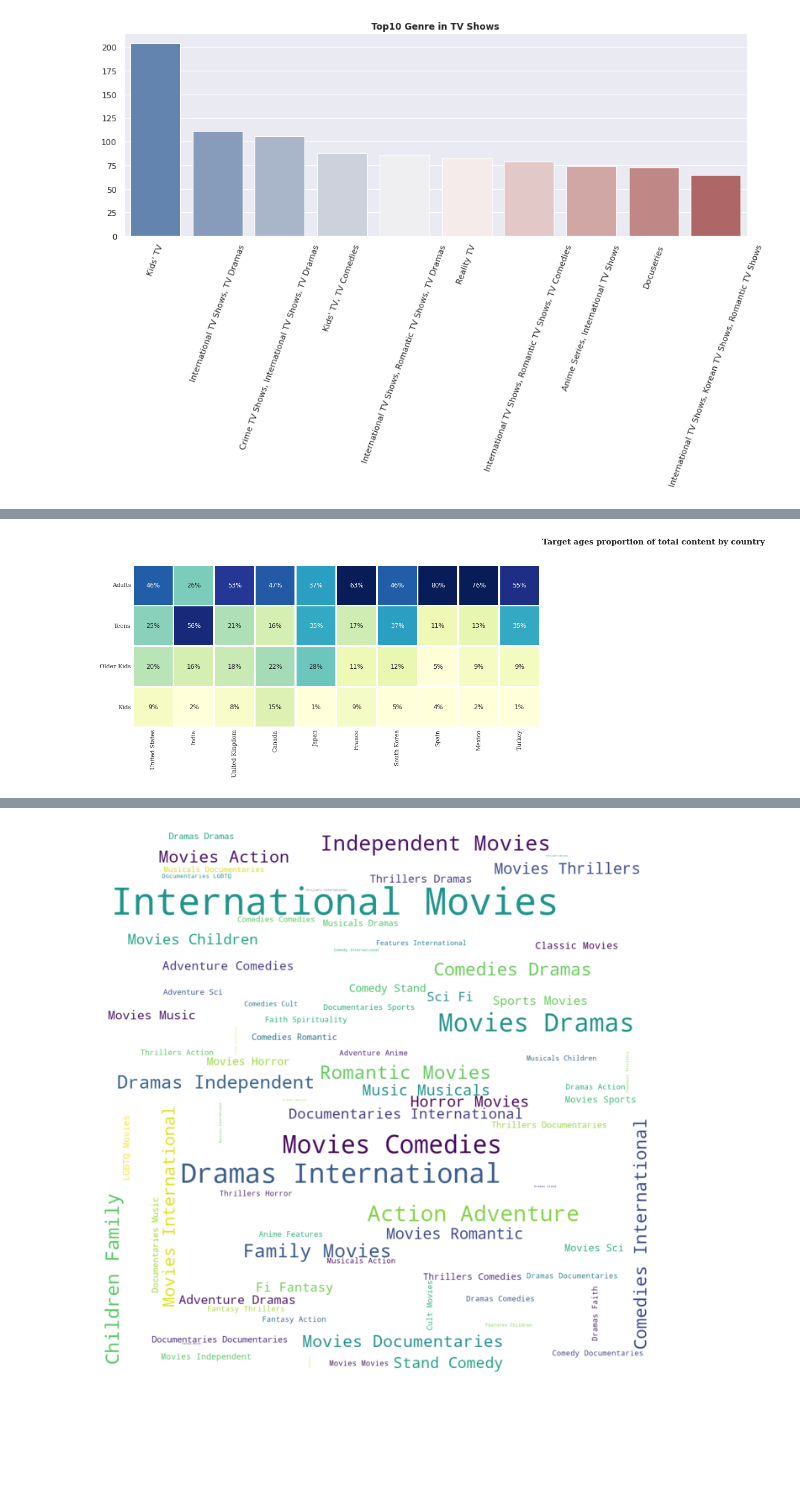
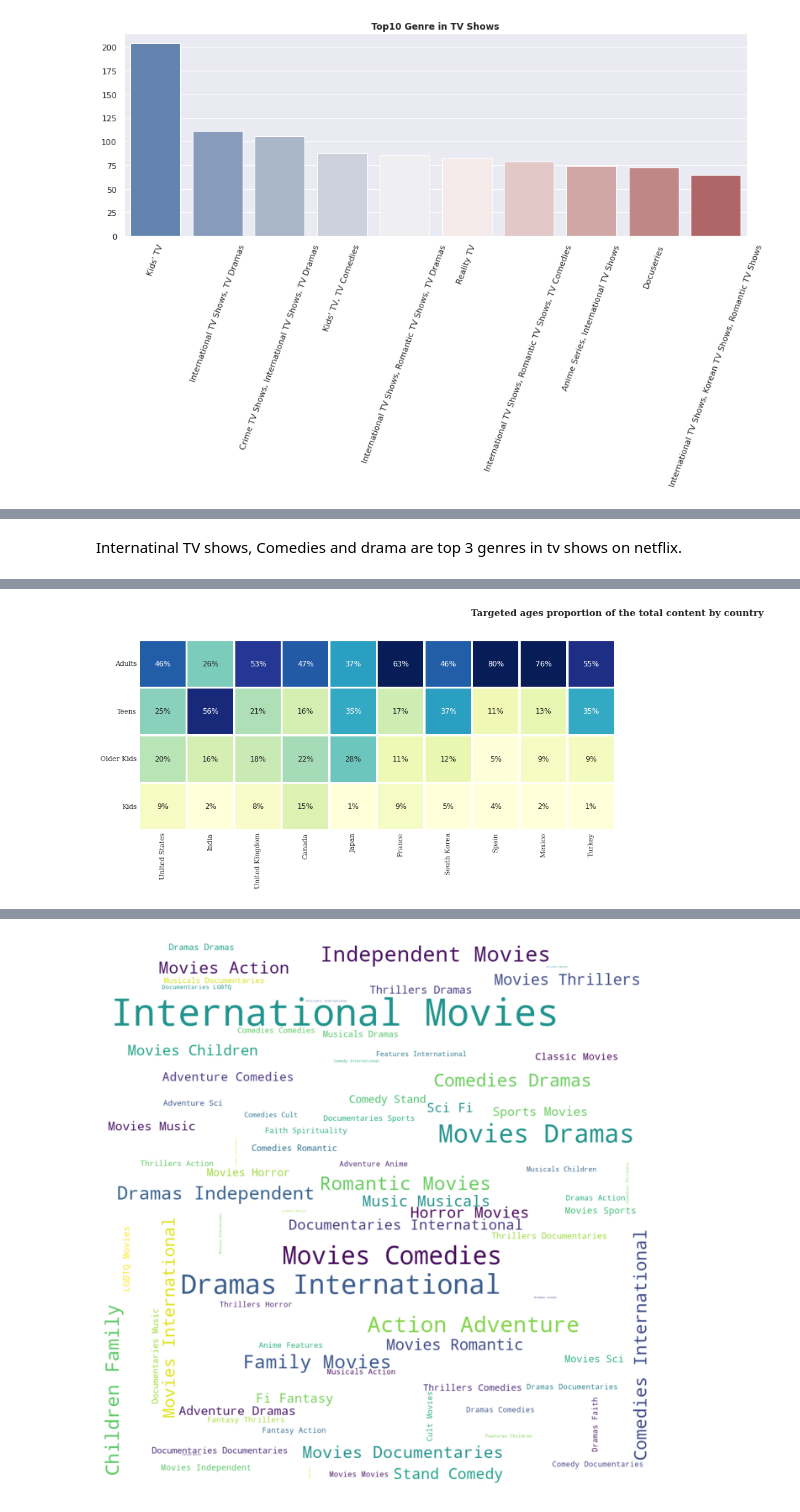
Before and after one commit to KirteshVerma/Netflix-movies-and-TV-shows, a Jupyter notebook: Netflix_movies_and_TV_shows_clustering.ipynb, the cells around one changed output, grey strips where cells are left out. Saved outputs shown, nothing was run; the diff lists cells and outputs as text; code cells hidden in the pictures; blank space fills up the shorter version.

```diff
--- a/Netflix_movies_and_TV_shows_clustering.ipynb
+++ b/Netflix_movies_and_TV_shows_clustering.ipynb
@@ -346,3 +362,14 @@ plt.title("Top10 Genre in Movies",fontweight="bold")
 plt.show()
 # %% [output]
 [figure]
+# %%
+#Wordcloud for the movies
+from wordcloud import WordCloud, STOPWORDS
+
+text = ' '.join(df_movies['listed_in'])
+
+plt.rcParams['figure.figsize'] = (12,12)
+wordcloud = WordCloud(background_color = 'white', width = 1200,  height = 1200, max_words = 121).generate(text)
+plt.imshow(wordcloud)
+plt.axis('off')
+plt.show()
@@ -355,3 +386,14 @@ plt.title("Top10 Genre in TV Shows",fontweight="bold")
 plt.show()
 # %% [output]
 [figure]
+# %%
+#PLotting on wordcloud
+from wordcloud import WordCloud, STOPWORDS
+
+text = ' '.join(df_tv['listed_in'])
+
+plt.rcParams['figure.figsize'] = (12,12)
+wordcloud = WordCloud(background_color = 'black',colormap='vlag', width = 1200,  height = 1200, max_words = 121).generate(text)
+plt.imshow(wordcloud)
+plt.axis('off')
+plt.show()
@@ -358,3 +402,5 @@ plt.show()
+# %% [markdown]
+Internatinal TV shows, Comedies and drama are top 3 genres in tv shows on netflix.
 # %%
 # Preparing data for heatmap
 df['count'] = 1
@@ -375,27 +421,27 @@ df_heatmap
 # %%
 # Plotting the heatmap
 fig, ax = plt.subplots(1, 1, figsize=(12, 12))
 
 country_order2 = ['United States', 'India', 'United Kingdom', 'Canada', 'Japan', 'France', 'South Korea', 'Spain',
        'Mexico', 'Turkey']
 
 age_order = ['Adults', 'Teens',  'Older Kids', 'Kids']
 
 sns.heatmap(df_heatmap.loc[age_order,country_order2],cmap="YlGnBu",square=True, linewidth=2.5,cbar=False,
             annot=True,fmt='1.0%',vmax=.6,vmin=0.05,ax=ax,annot_kws={"fontsize":12})
 
 ax.spines['top'].set_visible(True)
 
 
-fig.text(.99, .725, 'Target ages proportion of total content by country', fontweight='bold', fontfamily='serif', fontsize=15,ha='left')
+fig.text(.99, .725, 'Targeted ages proportion of the total content by country', fontweight='bold', fontfamily='serif', fontsize=15,ha='center')
 
 ax.set_yticklabels(ax.get_yticklabels(), fontfamily='serif', rotation = 0, fontsize=11)
 ax.set_xticklabels(ax.get_xticklabels(), fontfamily='serif', rotation=90, fontsize=11)
 
 ax.set_ylabel('')
 ax.set_xlabel('')
 ax.tick_params(axis=u'both', which=u'both',length=0)
 plt.tight_layout()
 plt.show()
 # %% [output]
-[figure, old version]
+[figure, new version]
```
Also changed, not shown: parts of 12 cells of this notebook.
